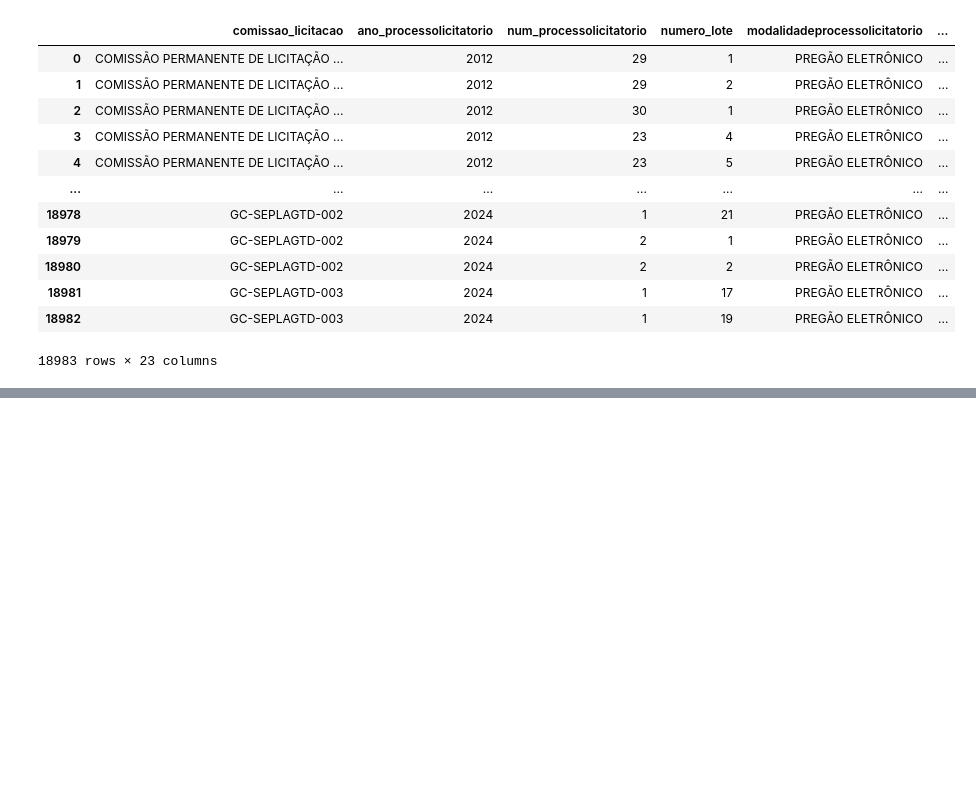
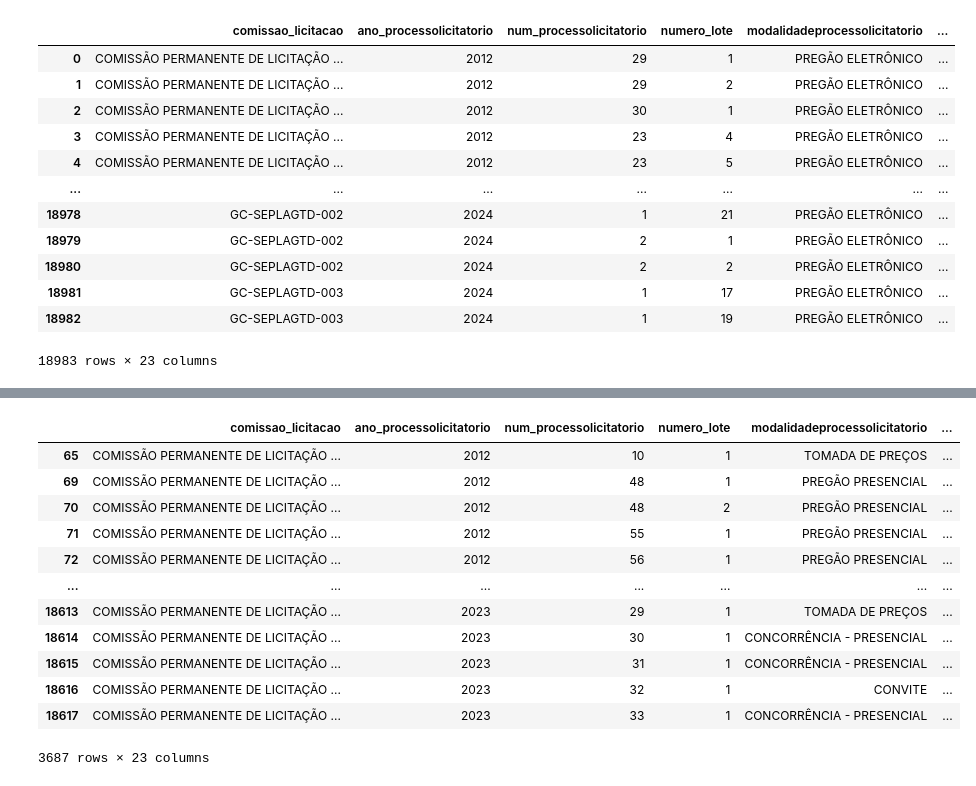
Before and after one commit to dayviddouglas/ciencia_de_dados_licitacoes_prefeitura_do_recife, a Jupyter notebook: Licitações.ipynb, the cells around one changed output, grey strips where cells are left out. Drawn from its saved outputs; the diff is of its cells as text; code cells hidden in the pictures; blank space fills up the shorter version.

```diff
--- a/Licitações.ipynb
+++ b/Licitações.ipynb
@@ -74,6 +75,14 @@ base['num_endcontratado'] = base['num_endcontratado'].round().astype('object')
 # %%
 base['cpf_contratado'] = base['cpf_contratado'].astype('object')
 base['cnpj_contratado'] = base['cnpj_contratado'].astype('object')
+# %%
+base['valor_total_estimado'] = base['valor_total_estimado'].str.replace(',', '.')
+base['valor_licitacao_lote'] = base['valor_licitacao_lote'].str.replace(',', '.')
+base['valor_totalhomologadolicitacao'] = base['valor_totalhomologadolicitacao'].str.replace(',', '.')
+base['valor_totalhomologadolicitacao'] = base['valor_totalhomologadolicitacao'].fillna(0)
+base['valor_total_estimado'] = base['valor_total_estimado'].astype('float')
+base['valor_totalhomologadolicitacao'] = base['valor_totalhomologadolicitacao'].astype('float')
+base['valor_licitacao_lote'] = base['valor_licitacao_lote'].astype('float')
 # %% [markdown]
 # Valores nulos
 # %%
@@ -366,0 +408,17 @@ memory usage: 3.3+ MB
+# %%
+base[base["modalidadeprocessolicitatorio"]!= "PREGÃO ELETRÔNICO"]
+# Os processos que não são da modalidade pregão eletrônico.
+# %% [output]
+|  | comissao_licitacao | ano_processolicitatorio | num_processolicitatorio | numero_lote | modalidadeprocessolicitatorio | ... |
+| 65 | COMISSÃO PERMANENTE DE LICITAÇÃO ... | 2012 | 10 | 1 | TOMADA DE PREÇOS | ... |
+| 69 | COMISSÃO PERMANENTE DE LICITAÇÃO ... | 2012 | 48 | 1 | PREGÃO PRESENCIAL | ... |
+| 70 | COMISSÃO PERMANENTE DE LICITAÇÃO ... | 2012 | 48 | 2 | PREGÃO PRESENCIAL | ... |
+| 71 | COMISSÃO PERMANENTE DE LICITAÇÃO ... | 2012 | 55 | 1 | PREGÃO PRESENCIAL | ... |
+| 72 | COMISSÃO PERMANENTE DE LICITAÇÃO ... | 2012 | 56 | 1 | PREGÃO PRESENCIAL | ... |
+| ... | ... | ... | ... | ... | ... | ... |
+| 18613 | COMISSÃO PERMANENTE DE LICITAÇÃO ... | 2023 | 29 | 1 | TOMADA DE PREÇOS | ... |
+| 18614 | COMISSÃO PERMANENTE DE LICITAÇÃO ... | 2023 | 30 | 1 | CONCORRÊNCIA - PRESENCIAL | ... |
+| 18615 | COMISSÃO PERMANENTE DE LICITAÇÃO ... | 2023 | 31 | 1 | CONCORRÊNCIA - PRESENCIAL | ... |
+| 18616 | COMISSÃO PERMANENTE DE LICITAÇÃO ... | 2023 | 32 | 1 | CONVITE | ... |
+| 18617 | COMISSÃO PERMANENTE DE LICITAÇÃO ... | 2023 | 33 | 1 | CONCORRÊNCIA - PRESENCIAL | ... |
+3687 rows × 23 columns
```
Also changed, not shown: parts of 10 cells of this notebook.
